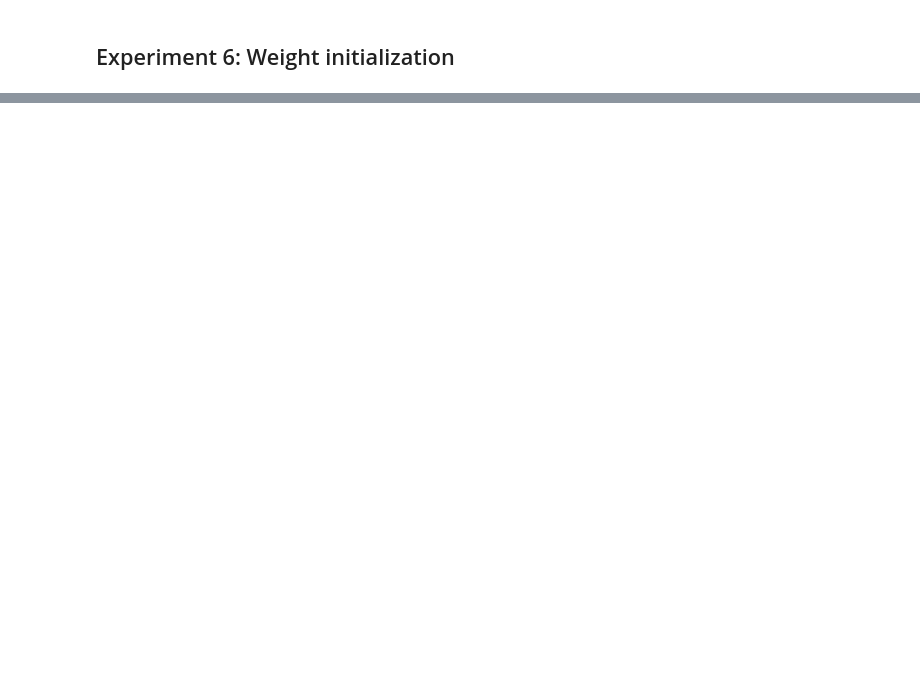
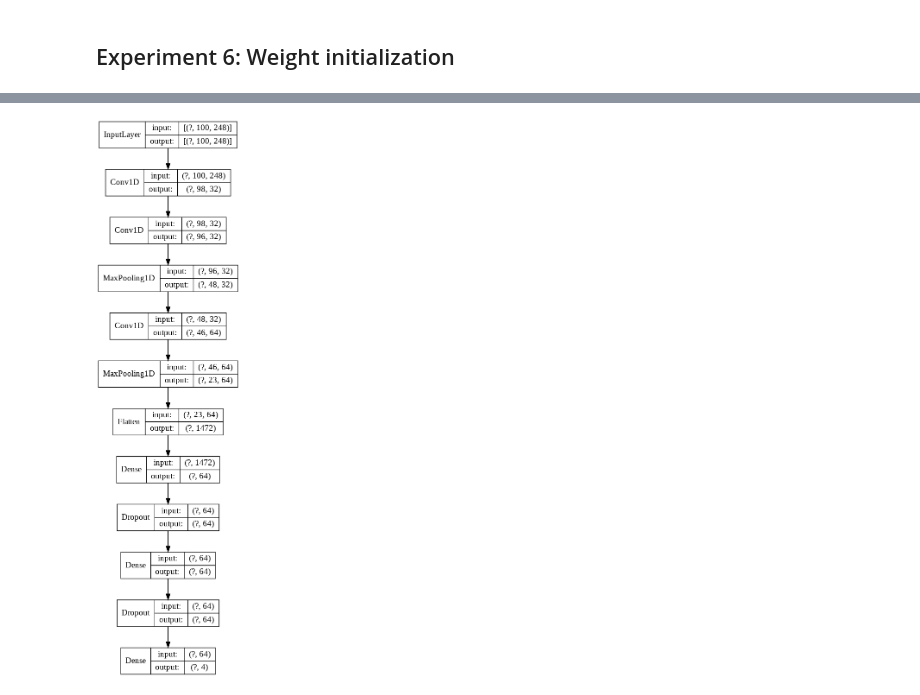
Before and after one commit to cnmy-ro/brain-activity-classification, a Jupyter notebook: Cross_experiments.ipynb, the cells around one changed output, grey strips where cells are left out. Saved outputs shown, nothing was run; the diff lists cells and outputs as text; code cells hidden in the pictures; blank space fills up the shorter version.

```diff
--- a/Cross_experiments.ipynb
+++ b/Cross_experiments.ipynb
@@ -513,0 +676,29 @@ for initializer in initializer_list:
+# %%
+tensorboard_callback = tf.keras.callbacks.TensorBoard(log_dir=log_dir_best, histogram_freq=0, write_graph=True, write_images=False,
+                                                      update_freq='epoch', profile_batch=2, embeddings_freq=0,
+                                                      embeddings_metadata=None)
+
+# Initialize data generators
+train_generator = train_val_generator(train_data_dir,
+                                      'training', DOWNSAMPLING_FACTOR, VAL_SPLIT, SHUFFLE,
+                                      WINDOW_SIZE, WINDOW_SHIFT,
+                                      maxs_array, mins_array)
+
+val_generator = train_val_generator(train_data_dir,
+                                    'validation', DOWNSAMPLING_FACTOR, VAL_SPLIT, SHUFFLE,
+                                    WINDOW_SIZE, WINDOW_SHIFT,
+                                    maxs_array, mins_array)
+
+# Initialize model
+best_model = CNN_model_cross(WINDOW_SIZE,
+                            n_conv_layers_best, kernels_best, kernel_sizes_best,
+                            hyper_params_best,
+                            initializer_best)
+
+# Start training
+best_model.fit(train_generator,
+            steps_per_epoch = 16,
+            validation_data = val_generator,
+            validation_steps = 16,
+            epochs = epochs_best,
+            callbacks=[tensorboard_callback])
@@ -513,0 +724,11 @@ for initializer in initializer_list:
+# %%
+# Save
+#print("Saving...")
+#best_model.save("/content/drive/My Drive/DL-final_project/Saved models/best_model_cross.h5")
+
+tf.keras.utils.plot_model(best_model,
+                          to_file='/content/drive/My Drive/DL-final_project/Results/Cross/BestModel/bestmodel_arch.png',
+                          show_shapes=True, show_layer_names=False,
+                          rankdir='TB', expand_nested=False, dpi=96)
+# %% [output]
+[figure, added]
```
Also changed, not shown: parts of 24 cells of this notebook, 30 other files.
